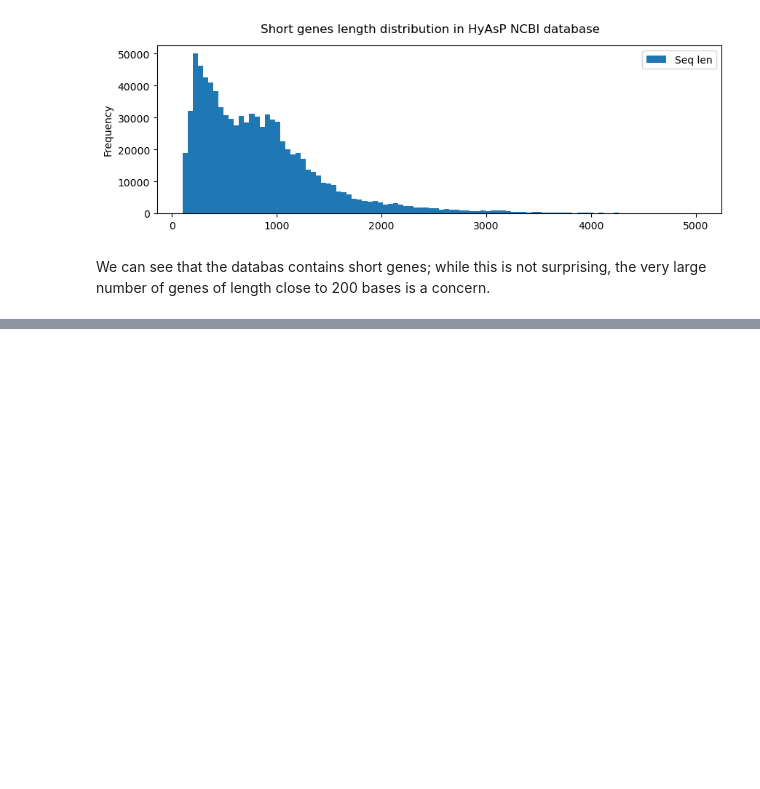
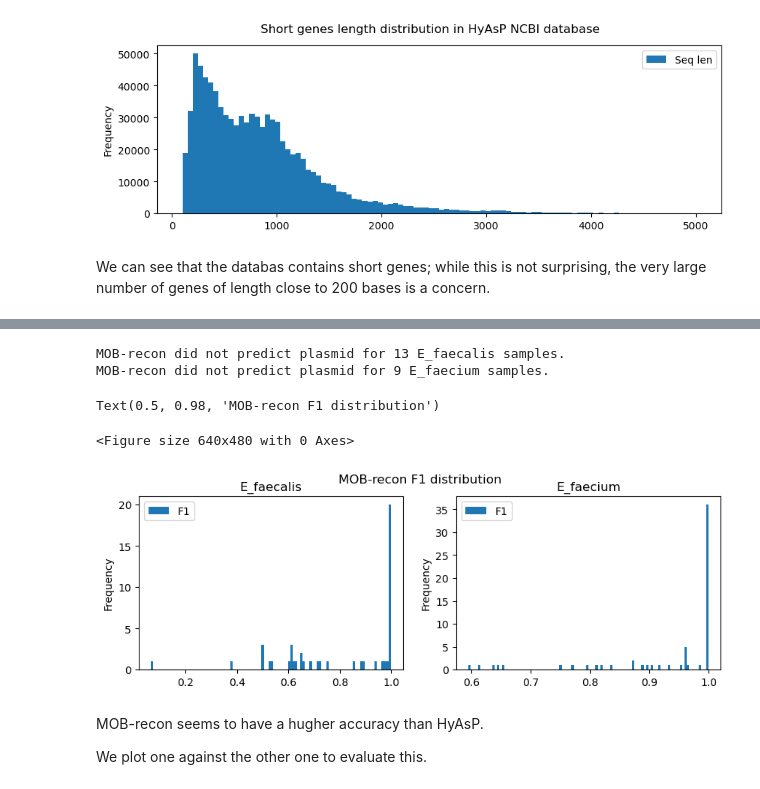
Before and after one commit to cchauve/CompMath-Day-2023, a Jupyter notebook: results/JOURNAL.ipynb, the cells around one changed output, grey strips where cells are left out. Saved outputs shown, nothing was run; the diff lists cells and outputs as text; code cells hidden in the pictures; blank space fills up the shorter version.

```diff
--- a/results/JOURNAL.ipynb
+++ b/results/JOURNAL.ipynb
@@ -192,0 +248,33 @@ We can see that the databas contains short genes; while this is not surprising,
+# %%
+MOBrecon_datasets = ['E_faecalis', 'E_faecium']
+MOBrecon_csv_files = {
+    dataset: f'./2022-10-18_MOB-recon/{dataset}_MOB-recon_F1.csv'
+    for dataset in MOBrecon_datasets
+}
+# Results dataframes
+MOBrecon_F1_df = {
+    dataset: pd.read_csv(MOBrecon_csv_file)
+    for dataset,MOBrecon_csv_file in MOBrecon_csv_files.items()
+}
+# %%
+for dataset in MOBrecon_datasets:
+    dataset_df = MOBrecon_F1_df[dataset]
+    dataset_nb_NaN = len(dataset_df[dataset_df['F1'].isnull()].index)
+    print(f'MOB-recon did not predict plasmid for {dataset_nb_NaN} {dataset} samples.')
+# %% [output]
+MOB-recon did not predict plasmid for 13 E_faecalis samples.
+MOB-recon did not predict plasmid for 9 E_faecium samples.
+# %%
+plt.figure()
+fig, ax = plt.subplots(1,2, figsize=(16,3))
+for i,(dataset,dataset_df) in enumerate(MOBrecon_F1_df.items()):
+    dataset_df.plot.hist(ax=ax[i], column=['F1'], figsize=(10,3), bins=100, title=dataset)
+plt.suptitle('MOB-recon F1 distribution')
+# %% [output]
+Text(0.5, 0.98, 'MOB-recon F1 distribution')
+<Figure size 640x480 with 0 Axes>
+[figure, added]
+# %% [markdown]
+MOB-recon seems to have a hugher accuracy than HyAsP.
+
+We plot one against the other one to evaluate this.
```
Also changed, not shown: parts of 11 cells of this notebook.
